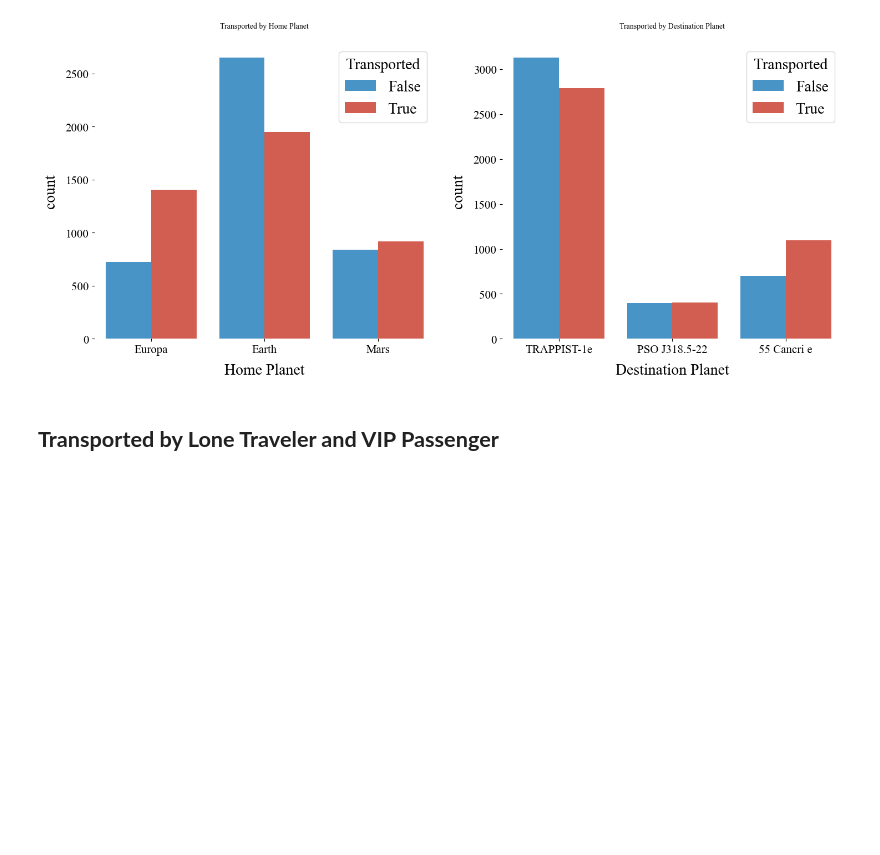
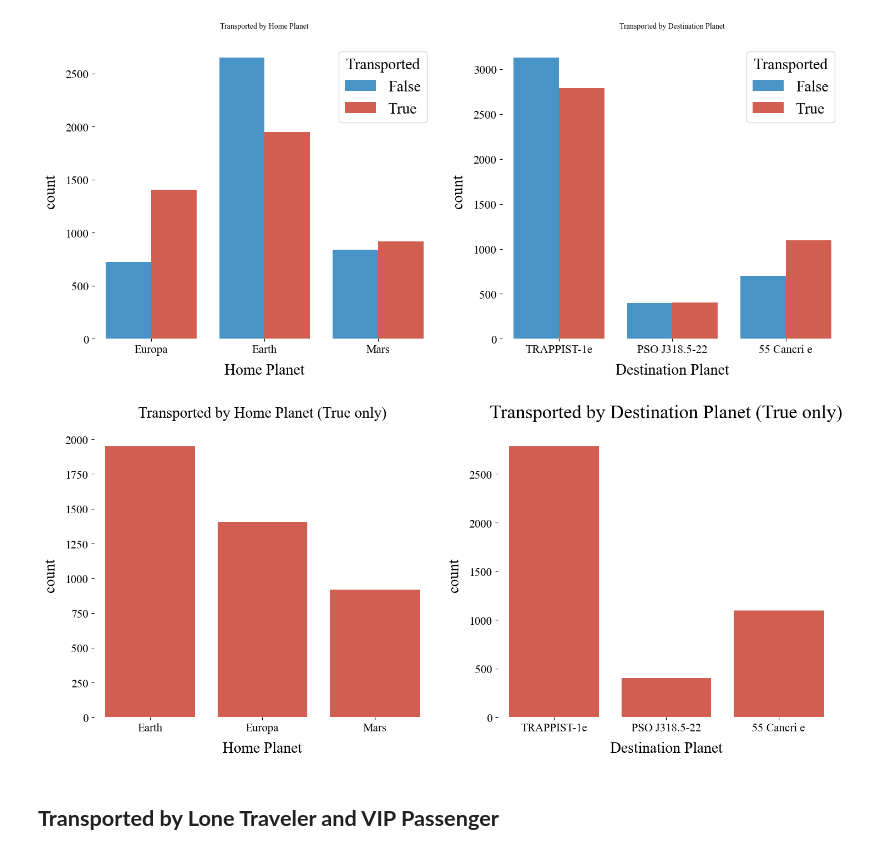
Before and after one commit to KevinNourian/Titanic, a Jupyter notebook: Notebooks/Titanic 2.0.0.ipynb, the cells around one changed output. Drawn from its saved outputs; the diff is of its cells as text; code cells hidden in the pictures; blank space fills up the shorter version.

```diff
--- a/Notebooks/Titanic 2.0.0.ipynb
+++ b/Notebooks/Titanic 2.0.0.ipynb
@@ -160,6 +160,33 @@ plt.tight_layout()
 plt.show()
 # %% [output]
 [figure]
+# %%
+filtered_data = train[train['Transported'] == True]
+
+fig, ax = plt.subplots(1, 2, figsize=(15, 7))
+
+sns.countplot(
+    ax=ax[0],
+    x="HomePlanet",
+    data=filtered_data,
+    palette=[color_2]
+)
+ax[0].set_xlabel("Home Planet")
+ax[0].set_title("Transported by Home Planet (True only)", fontsize=size *2)
+
+sns.countplot(
+    ax=ax[1],
+    x="Destination",
+    data=filtered_data,
+    palette=[color_2]
+)
+ax[1].set_xlabel("Destination Planet")
+ax[1].set_title("Transported by Destination Planet (True only)", fontsize=size *2.5)
+
+plt.tight_layout()
+plt.show()
+# %% [output]
+[figure, added]
 # %% [markdown]
 ## **Transported by Lone Traveler and VIP Passenger**
 # %%
```
Also changed, not shown: parts of 1 cell of this notebook, 5 other files.
